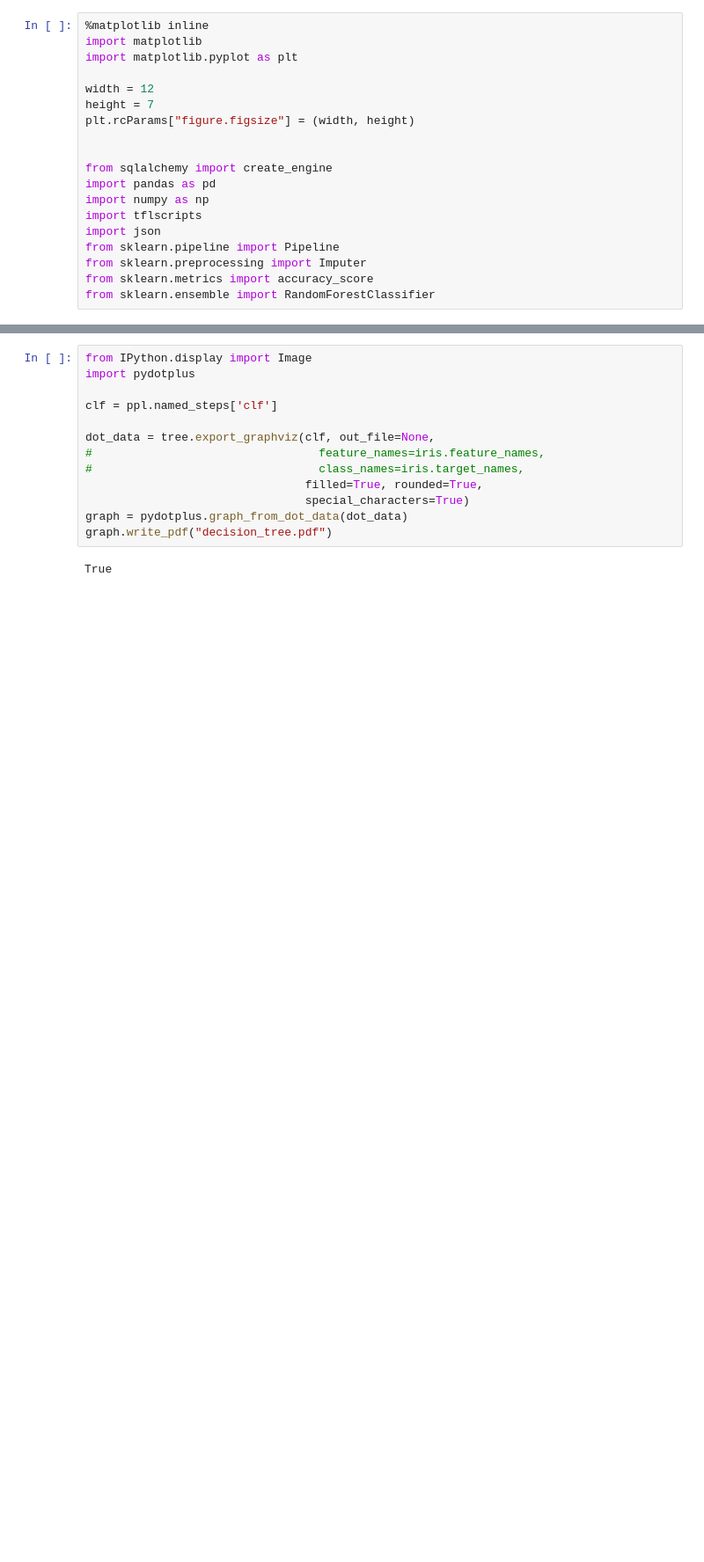
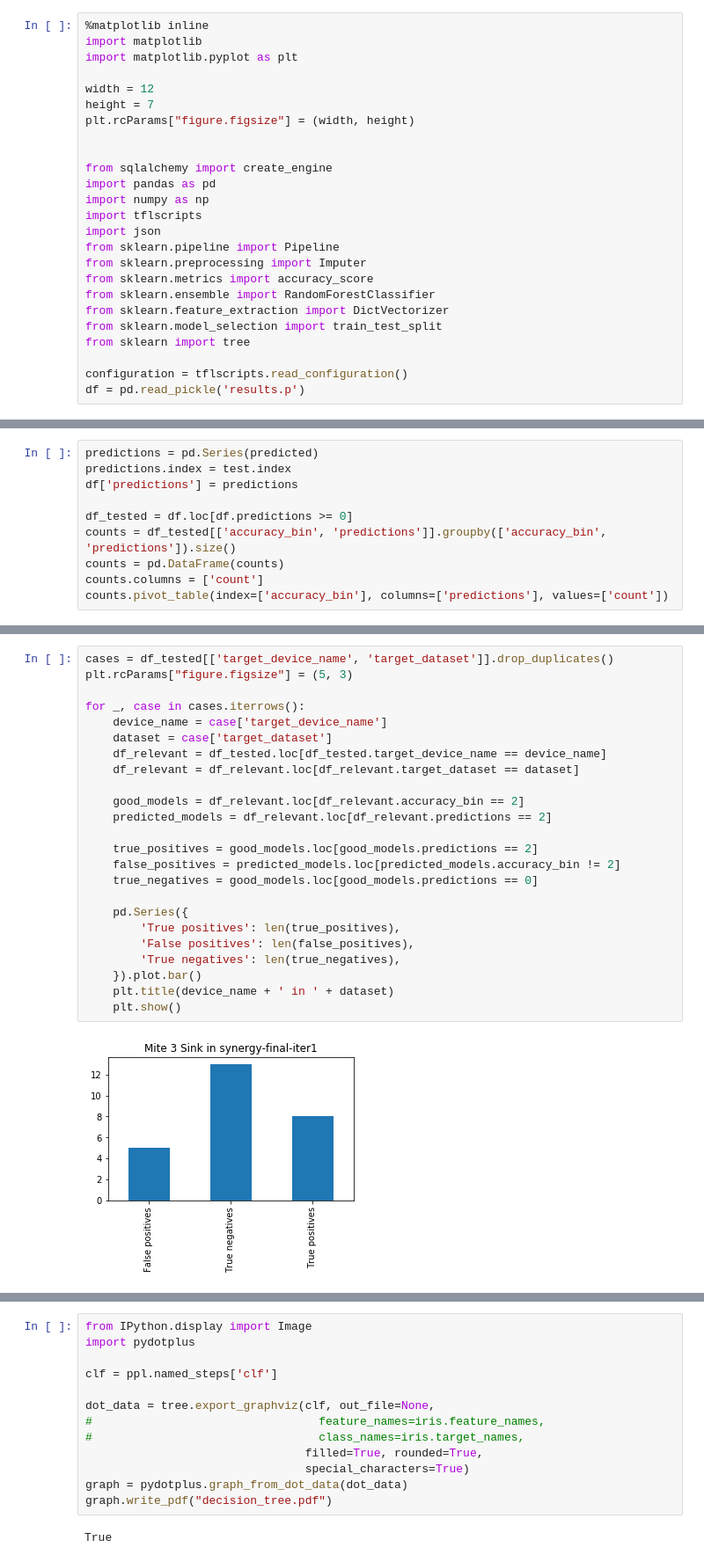
Before and after one commit to matus-tomlein/transfer-learning-playground, a Jupyter notebook: notebooks/single-activity-models/predicting-accuracy.ipynb, the cells around one changed output, grey strips where cells are left out. Shown: that part at 88% size. Drawn from its saved outputs; the diff is of its cells as text; blank space fills up the shorter version.

```diff
--- a/notebooks/single-activity-models/predicting-accuracy.ipynb
+++ b/notebooks/single-activity-models/predicting-accuracy.ipynb
@@ -17,3 +17,9 @@ from sklearn.pipeline import Pipeline
 from sklearn.preprocessing import Imputer
 from sklearn.metrics import accuracy_score
 from sklearn.ensemble import RandomForestClassifier
+from sklearn.feature_extraction import DictVectorizer
+from sklearn.model_selection import train_test_split
+from sklearn import tree
+
+configuration = tflscripts.read_configuration()
+df = pd.read_pickle('results.p')
@@ -147,0 +92,10 @@ accuracy_score(y_test, predicted)
+# %%
+predictions = pd.Series(predicted)
+predictions.index = test.index
+df['predictions'] = predictions
+
+df_tested = df.loc[df.predictions >= 0]
+counts = df_tested[['accuracy_bin', 'predictions']].groupby(['accuracy_bin', 'predictions']).size()
+counts = pd.DataFrame(counts)
+counts.columns = ['count']
+counts.pivot_table(index=['accuracy_bin'], columns=['predictions'], values=['count'])
@@ -147,0 +109,26 @@ accuracy_score(y_test, predicted)
+# %%
+cases = df_tested[['target_device_name', 'target_dataset']].drop_duplicates()
+plt.rcParams["figure.figsize"] = (5, 3)
+
+for _, case in cases.iterrows():
+    device_name = case['target_device_name']
+    dataset = case['target_dataset']
+    df_relevant = df_tested.loc[df_tested.target_device_name == device_name]
+    df_relevant = df_relevant.loc[df_relevant.target_dataset == dataset]
+
+    good_models = df_relevant.loc[df_relevant.accuracy_bin == 2]
+    predicted_models = df_relevant.loc[df_relevant.predictions == 2]
+
+    true_positives = good_models.loc[good_models.predictions == 2]
+    false_positives = predicted_models.loc[predicted_models.accuracy_bin != 2]
+    true_negatives = good_models.loc[good_models.predictions == 0]
+
+    pd.Series({
+        'True positives': len(true_positives),
+        'False positives': len(false_positives),
+        'True negatives': len(true_negatives),
+    }).plot.bar()
+    plt.title(device_name + ' in ' + dataset)
+    plt.show()
+# %% [output]
+[figure, added]
```
Also changed, not shown: parts of 14 cells of this notebook, 5 other files.
